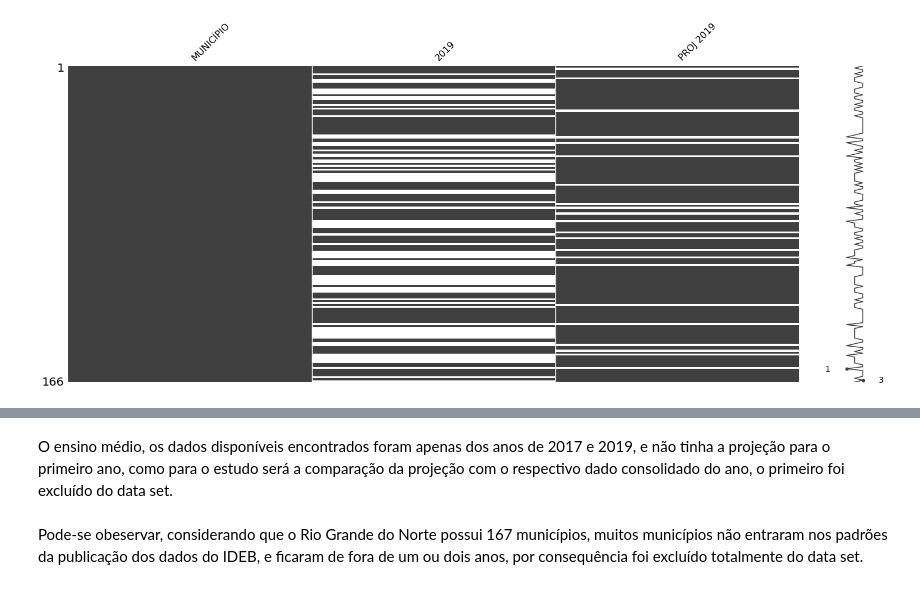
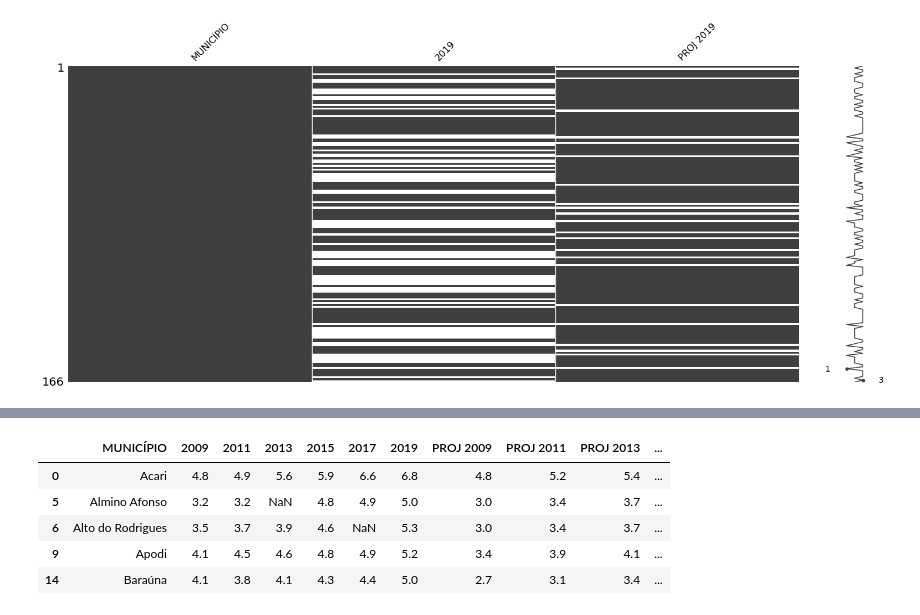
Before and after one commit to mdaianes24/Trabalho-IDEB, a Jupyter notebook: TRABALHOFinal.ipynb, the cells around one changed output, grey strips where cells are left out. Saved outputs shown, nothing was run; the diff lists cells and outputs as text; code cells hidden in the pictures.

```diff
--- a/TRABALHOFinal.ipynb
+++ b/TRABALHOFinal.ipynb
@@ -205,4 +157,13 @@ df_em.dropna()
-# %% [markdown]
-O ensino médio, os dados disponíveis encontrados foram apenas dos anos de 2017 e 2019, e não tinha a projeção para o primeiro ano, como para o estudo será a  comparação da projeção com o respectivo dado consolidado do ano, o primeiro foi excluído do data set.
-# %% [markdown]
-Pode-se obeservar, considerando que o Rio Grande do Norte possui 167 municípios, muitos municípios não entraram nos padrões da publicação dos dados do IDEB, e ficaram de fora de um ou dois anos, por consequência foi excluído totalmente do data set.
+# %%
+#Exclusão das linhas que estão com índices inferiores a 5.0 no ano de 2019, dados da Educação Básica - Anos Iniciais
+df_aix = df_ai.loc[df_ai['2019']>=5.0]
+
+#Exibe o novo data frame com apenas as 5 primeiras linhas.
+df_aix.head()
+# %% [output]
+|  | MUNICÍPIO | 2009 | 2011 | 2013 | 2015 | 2017 | 2019 | PROJ 2009 | PROJ 2011 | PROJ 2013 | ... |
+| 0 | Acari | 4.8 | 4.9 | 5.6 | 5.9 | 6.6 | 6.8 | 4.8 | 5.2 | 5.4 | ... |
+| 5 | Almino Afonso | 3.2 | 3.2 | NaN | 4.8 | 4.9 | 5.0 | 3.0 | 3.4 | 3.7 | ... |
+| 6 | Alto do Rodrigues | 3.5 | 3.7 | 3.9 | 4.6 | NaN | 5.3 | 3.0 | 3.4 | 3.7 | ... |
+| 9 | Apodi | 4.1 | 4.5 | 4.6 | 4.8 | 4.9 | 5.2 | 3.4 | 3.9 | 4.1 | ... |
+| 14 | Baraúna | 4.1 | 3.8 | 4.1 | 4.3 | 4.4 | 5.0 | 2.7 | 3.1 | 3.4 | ... |
```
Also changed, not shown: parts of 17 cells of this notebook.
